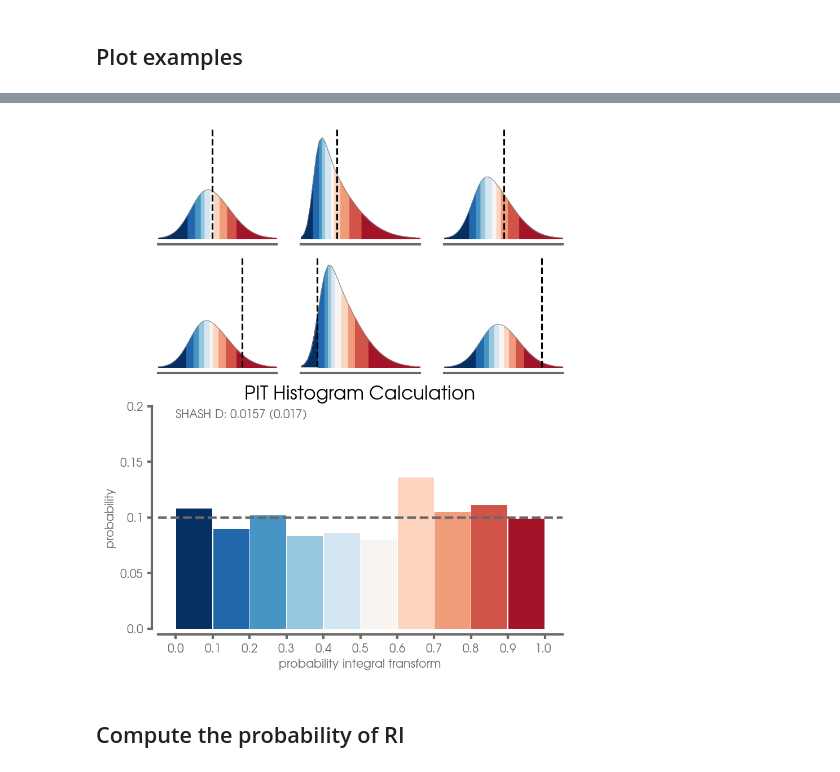
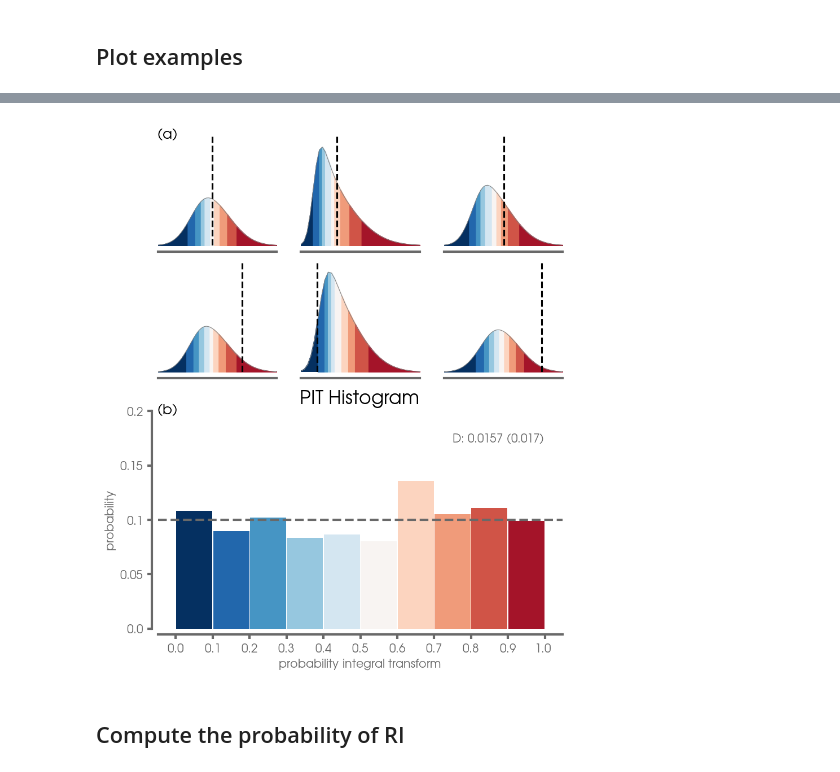
Before and after one commit to eabarnes1010/hurricane_uqcomparisons, a Jupyter notebook: _plot_singleModel.ipynb, the cells around one changed output, grey strips where cells are left out. Cells and saved outputs as stored; diff of their text form; code cells hidden in the pictures.

```diff
--- a/_plot_singleModel.ipynb
+++ b/_plot_singleModel.ipynb
@@ -295,7 +295,7 @@ for exp_name in EXP_NAME_LIST:
         df_val,
         df_test,
         df_valtest,
-    ) = build_hurricane_data(DATA_PATH, settings, verbose=0)
+    ) = build_hurricane_data(DATA_PATH, settings, verbose=1)
     # x_eval, onehot_eval, df_eval = x_test, onehot_test, df_test
 
     # load the correct model
@@ -522,11 +480,6 @@ for isample, sample in enumerate(random_samples):
     print(ann_error,cons_error )
 
     ax = axs[isample]
-    ax.plot(SHASH_INCS+cons_intensity[sample],pred_dict[exp_name][RNG_SEED]['pred_cpd_test'][sample,:],
-            color=colors[0],
-            linewidth=5,
-            # clip_on=False,
-           )
     ax.axvline(x=true_intensity[sample],
                linestyle='--',
                color='k',
@@ -534,6 +487,12 @@ for isample, sample in enumerate(random_samples):
                linewidth=4,
                label='BestTrack',
               )
+
+    ax.plot(SHASH_INCS+cons_intensity[sample],pred_dict[exp_name][RNG_SEED]['pred_cpd_test'][sample,:],
+            color=colors[0],
+            linewidth=5,
+            # clip_on=False,
+           )
     ax.axvline(x=cons_intensity[sample],
                linestyle='-',
                alpha=.5,
@@ -546,7 +505,7 @@ for isample, sample in enumerate(random_samples):
                color=colors[0],
                linewidth=4,
                alpha=.5,
-               label='SHASH3 Median (' + str(ann_error.round(1)) + ')',
+               label='SHASH Median (' + str(ann_error.round(1)) + ')',
               )
 
 
@@ -572,4 +531,5 @@ plt.show()
 # %%
+
 cmap_interp = cm.get_cmap('RdBu_r', N_COLORS)
 norm = mpl.colors.Normalize(vmin=0, vmax=10)
 
@@ -618,41 +578,57 @@ for row in (0,1):
         ax.set_yticks([], [])
         ax.spines['left'].set_color(None)
 
+        if(row==0 and col==0):
+            plt.text(np.min(ax.get_xlim()),.09*.99,
+                     '(a)',
+                     fontsize=12,
+                     color='k',
+                    )
+
+
+
 ax = fig.add_subplot(spec[2:,:])
 for ibar in np.arange(0,len(bins)-1):
     plt.bar(bins[ibar]+bins_inc/2,
              hist_shash[0][ibar],
              width=bins_inc*.98,
              color=cmap_interp(norm(ibar)),
              label='SHASH',
             )
 
 ax.axhline(y=.1,
             linestyle='--',
             color='dimgray',
             linewidth=2.,
            )
 plt.ylim(0,.2)
 plt.xticks(bins,np.around(bins,1))
 ax = plt.gca()
 yticks = np.around(np.arange(0,.25,.05),2)
 plt.yticks(yticks,yticks)
 
-plt.text(0.,np.max(yticks)*.99,
-         'SHASH D: ' + str(np.round(D_shash,4)) + ' (' + str(np.round(EDp_shash,3)) +  ')',
+plt.text(np.min(ax.get_xlim()),np.max(yticks)*.99,
+         '(b)',
+         fontsize=12,
+         color='k',
+        )
+
+plt.text(1.,np.max(yticks)*.9,
+         'D: ' + str(np.round(D_shash,4)) + ' (' + str(np.round(EDp_shash,3)) +  ')',
          color='dimgray',
          verticalalignment='top',
+         horizontalalignment='right',
          fontsize=10)
 
 
 plt.xlabel('probability integral transform')
 plt.ylabel('probability')
-plt.title('PIT Histogram Calculation', fontsize=FS, color='k')
+plt.title('PIT Histogram', fontsize=FS, color='k')
 
 format_spines(ax)
 plt.savefig(FIGURE_PATH + 'example_pit_calculation_' + model_name + '.png', dpi=dpiFig)
 # %% [output]
-[figure, old version]
+[figure, new version]
 # %% [markdown]
 ## Compute the probability of RI
 # %%
```
Also changed, not shown: parts of 10 cells of this notebook, 9 other files.
